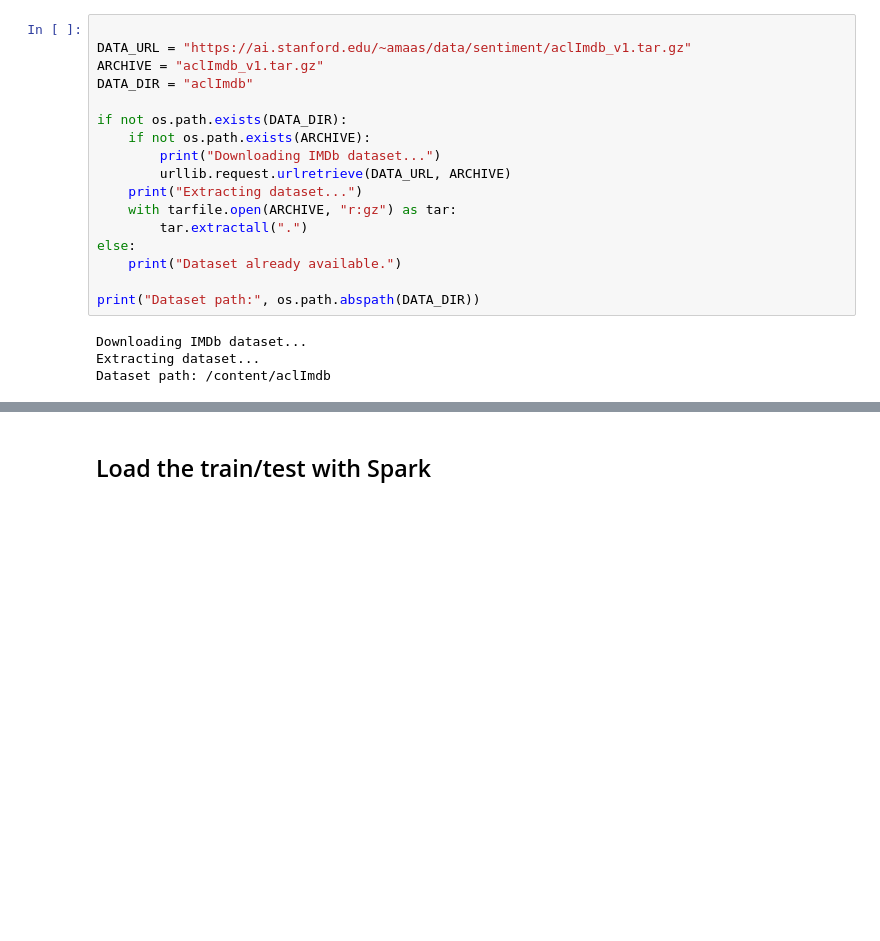
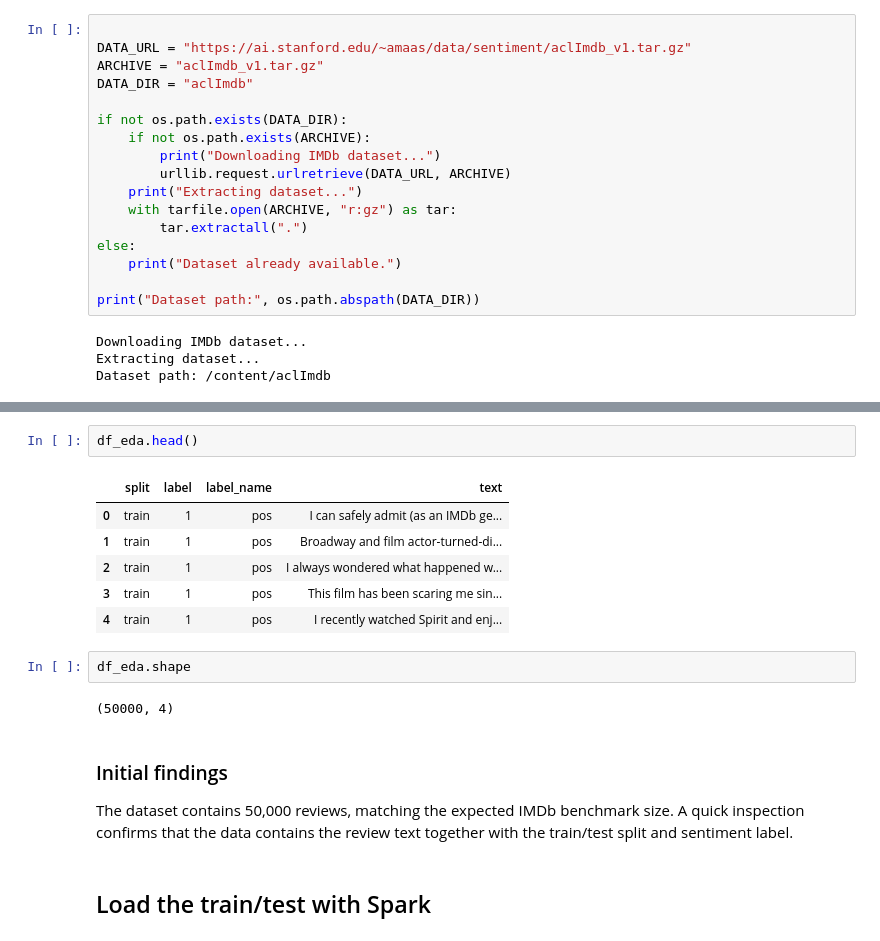
Before and after one commit to Danilo-student-2026/ca1-sem-2-Danilo-student-2026-1, a Jupyter notebook: CA1_Danilo.ipynb, the cells around one changed output, grey strips where cells are left out. Cells and saved outputs as stored; diff of their text form; blank space fills up the shorter version.

```diff
--- a/CA1_Danilo.ipynb
+++ b/CA1_Danilo.ipynb
@@ -91,3 +129,19 @@ Dataset path: /content/aclImdb
+# %%
+df_eda.head()
+# %% [output]
+|  | split | label | label_name | text |
+| 0 | train | 1 | pos | I can safely admit (as an IMDb ge... |
+| 1 | train | 1 | pos | Broadway and film actor-turned-di... |
+| 2 | train | 1 | pos | I always wondered what happened w... |
+| 3 | train | 1 | pos | This film has been scaring me sin... |
+| 4 | train | 1 | pos | I recently watched Spirit and enj... |
+# %%
+df_eda.shape
+# %% [output]
+(50000, 4)
+# %% [markdown]
+### Initial findings
+The dataset contains 50,000 reviews, matching the expected IMDb benchmark size. A quick inspection confirms that the data contains the review text together with the train/test split and sentiment label.
 # %% [markdown]
 ## Load the train/test with Spark
 # %%
```
Also changed, not shown: parts of 17 cells of this notebook.
